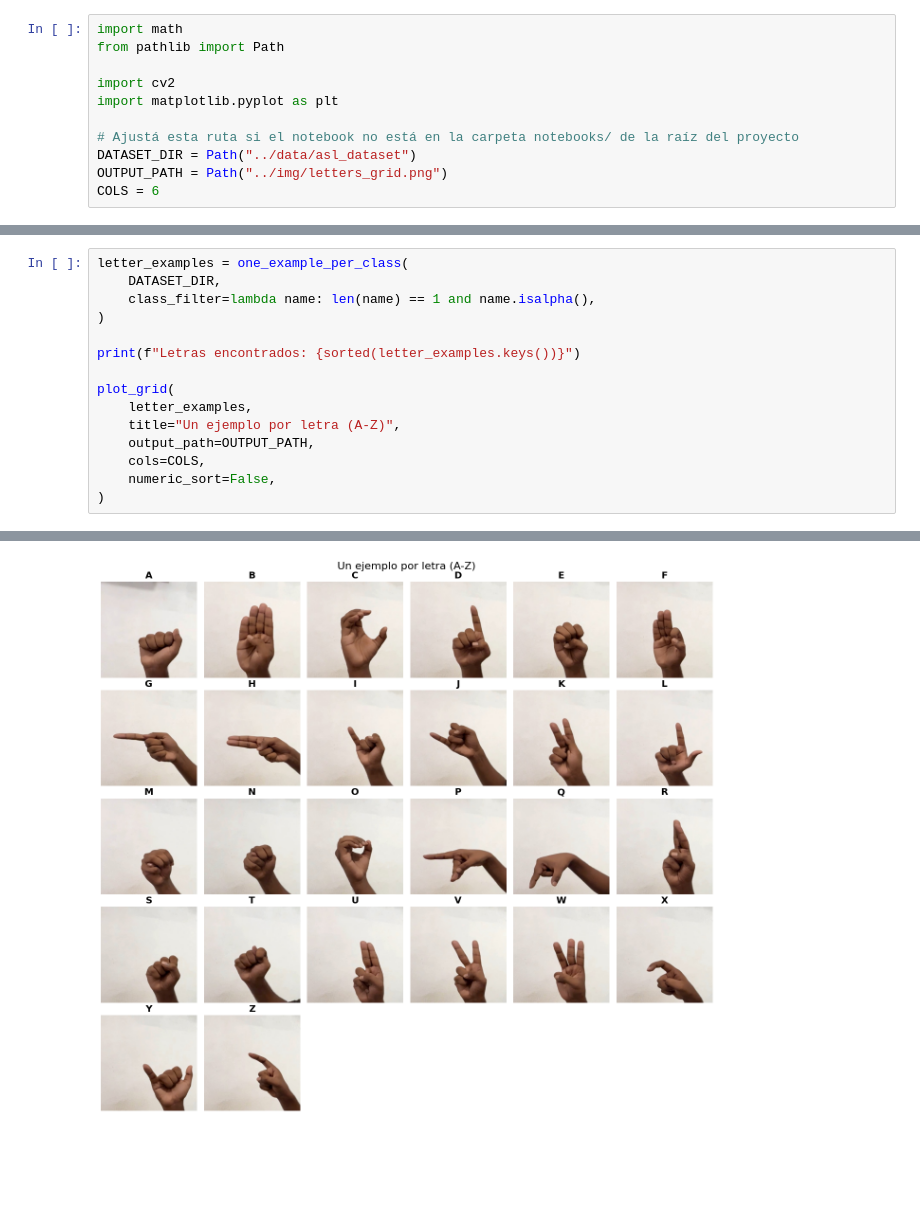
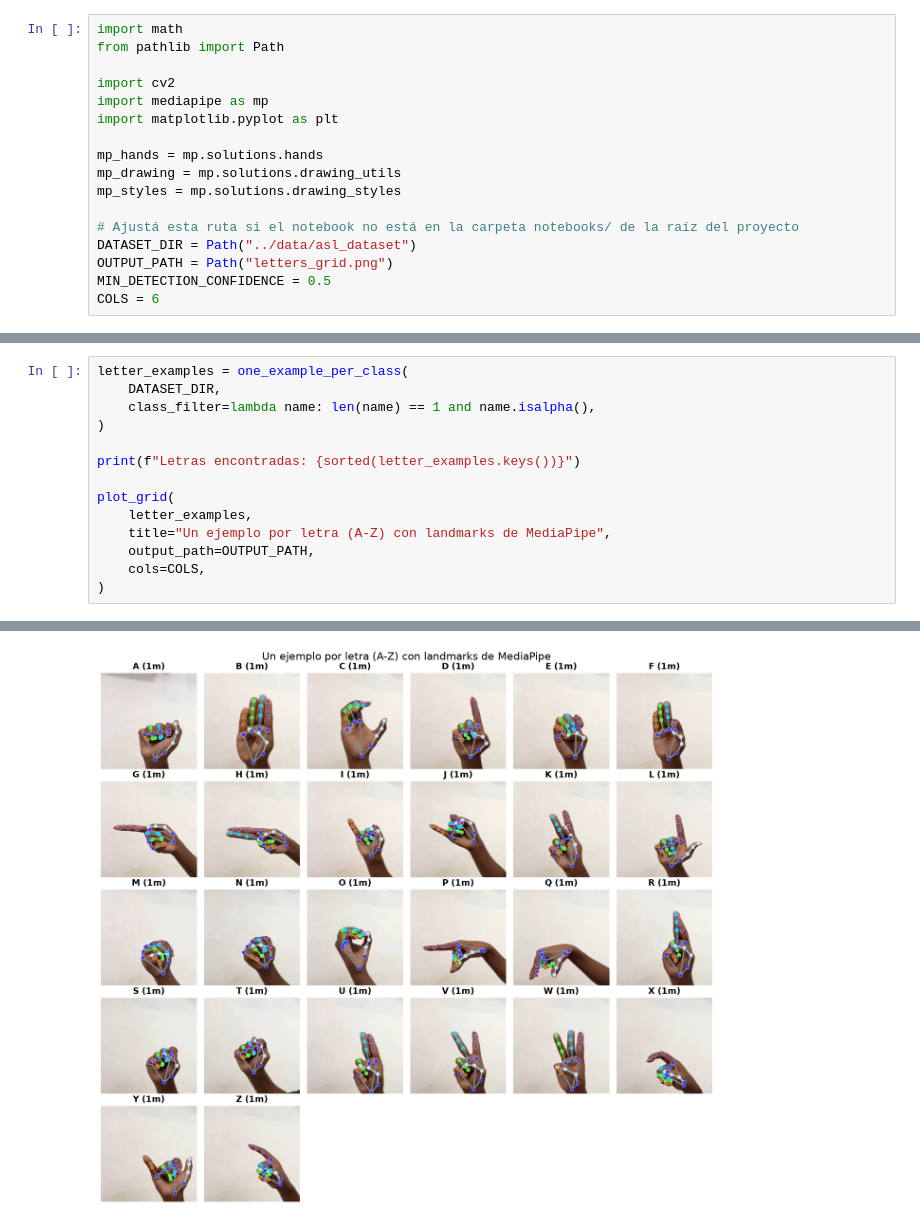
Before and after one commit to Consolo0/Traductor-Lenguaje-de-Se-as, a Jupyter notebook: notebooks/letters_grid.ipynb, the cells around one changed output, grey strips where cells are left out. Drawn from its saved outputs; the diff is of its cells as text; blank space fills up the shorter version.

Commit message:
feat: mediapipe on letter detection

```diff
--- a/notebooks/letters_grid.ipynb
+++ b/notebooks/letters_grid.ipynb
@@ -7,11 +10,17 @@ import math
 from pathlib import Path
 
 import cv2
+import mediapipe as mp
 import matplotlib.pyplot as plt
+
+mp_hands = mp.solutions.hands
+mp_drawing = mp.solutions.drawing_utils
+mp_styles = mp.solutions.drawing_styles
 
 # Ajustá esta ruta si el notebook no está en la carpeta notebooks/ de la raíz del proyecto
 DATASET_DIR = Path("../data/asl_dataset")
-OUTPUT_PATH = Path("../img/letters_grid.png")
+OUTPUT_PATH = Path("letters_grid.png")
+MIN_DETECTION_CONFIDENCE = 0.5
 COLS = 6
 # %%
 def one_example_per_class(dataset_dir: Path, class_filter):
@@ -71,13 +108,12 @@ letter_examples = one_example_per_class(
     class_filter=lambda name: len(name) == 1 and name.isalpha(),
 )
 
-print(f"Letras encontrados: {sorted(letter_examples.keys())}")
+print(f"Letras encontradas: {sorted(letter_examples.keys())}")
 
 plot_grid(
     letter_examples,
-    title="Un ejemplo por letra (A-Z)",
+    title="Un ejemplo por letra (A-Z) con landmarks de MediaPipe",
     output_path=OUTPUT_PATH,
     cols=COLS,
-    numeric_sort=False,
 )
 # %% [output]
@@ -86 +122 @@ Grilla guardada en: ..\img\letters_grid.png
-[figure, old version]
+[figure, new version]
```
Also changed, not shown: parts of 3 cells of this notebook.
